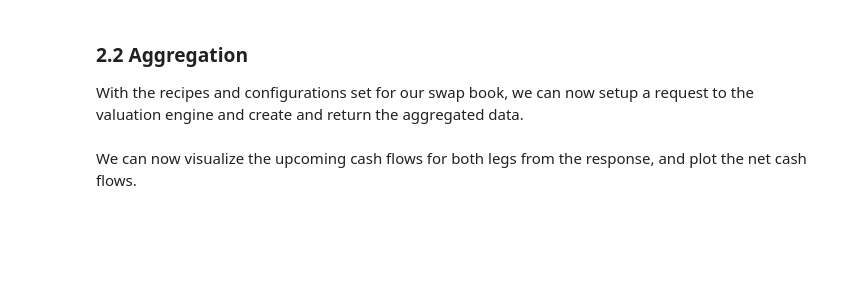
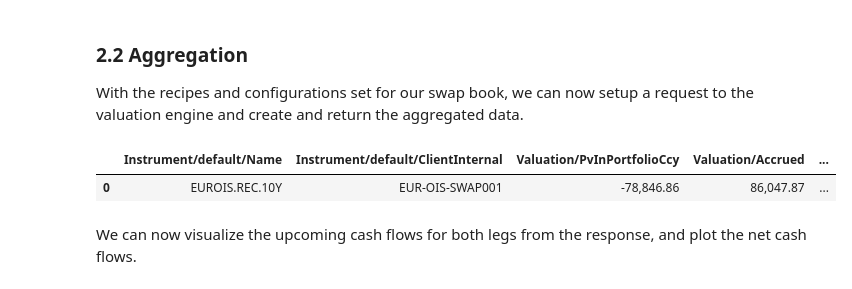
Before and after one commit to fox8090/sample-notebooks, a Jupyter notebook: examples/use-cases/instruments/Interest Rate Swap.ipynb, the cells around one changed output. Cells and saved outputs as stored; diff of their text form; code cells hidden in the pictures; blank space fills up the shorter version.

```diff
--- a/examples/use-cases/instruments/Interest Rate Swap.ipynb
+++ b/examples/use-cases/instruments/Interest Rate Swap.ipynb
@@ -569,2 +576,44 @@ display(valuations)
+# %%
+# Method to query daily valuations
+def get_daily_valuation(date, portfolio_scope, portfolio_code, recipe_scope, recipe_code, metrics, group_by=["Instrument/default/Name"]):
+
+    valuation_request = lm.ValuationRequest(
+        recipe_id=lm.ResourceId(scope=recipe_scope, code=recipe_code),
+        metrics=metrics,
+        group_by=group_by,
+        portfolio_entity_ids=[
+            lm.PortfolioEntityId(scope=portfolio_scope, code=portfolio_code)
+        ],
+        valuation_schedule=lm.ValuationSchedule(effective_at=date),
+    )
+
+    val_data = aggregation_api.get_valuation(valuation_request=valuation_request).data
+
+    vals_df = pd.DataFrame(val_data)
+
+    return vals_df
+# %%
+# Set the queryable metrics and operation to be applied on the group_by level
+metrics = [
+    lm.AggregateSpec("Instrument/default/Name", "Value"),
+    lm.AggregateSpec("Instrument/default/ClientInternal", "Value"),
+    lm.AggregateSpec("Valuation/PvInPortfolioCcy", "Value"),
+    lm.AggregateSpec("Valuation/Accrued", "Value"),
+    lm.AggregateSpec("Holding/default/Units", "Value"),
+        ]
+
+df = get_daily_valuation(
+    date=effective_at,
+    portfolio_scope=portfolio_scope,
+    portfolio_code=portfolio_code,
+    recipe_scope=market_data_scope,
+    recipe_code=recipe_code,
+    metrics=metrics
+)
+
+df
+# %% [output]
+|  | Instrument/default/Name | Instrument/default/ClientInternal | Valuation/PvInPortfolioCcy | Valuation/Accrued | ... |
+| 0 | EUROIS.REC.10Y | EUR-OIS-SWAP001 | -78,846.86 | 86,047.87 | ... |
 # %% [markdown]
 We can now visualize the upcoming cash flows for both legs from the response, and plot the net cash flows.
```
Also changed, not shown: parts of 54 cells of this notebook, 1 other file.
